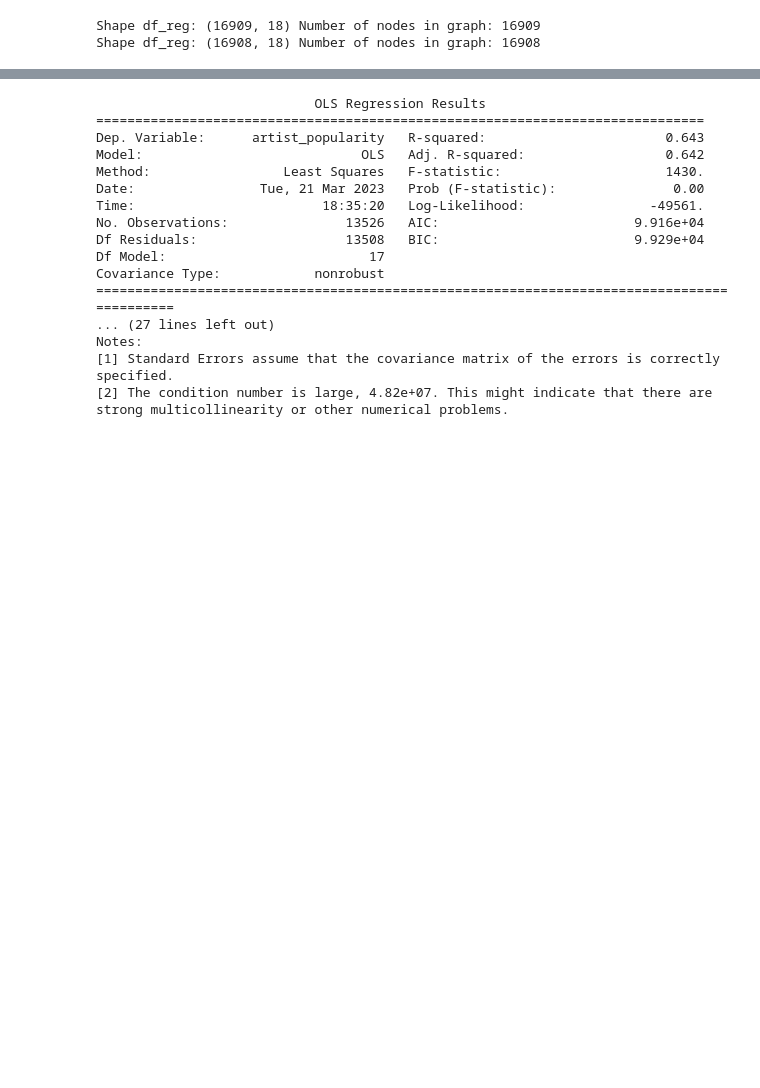
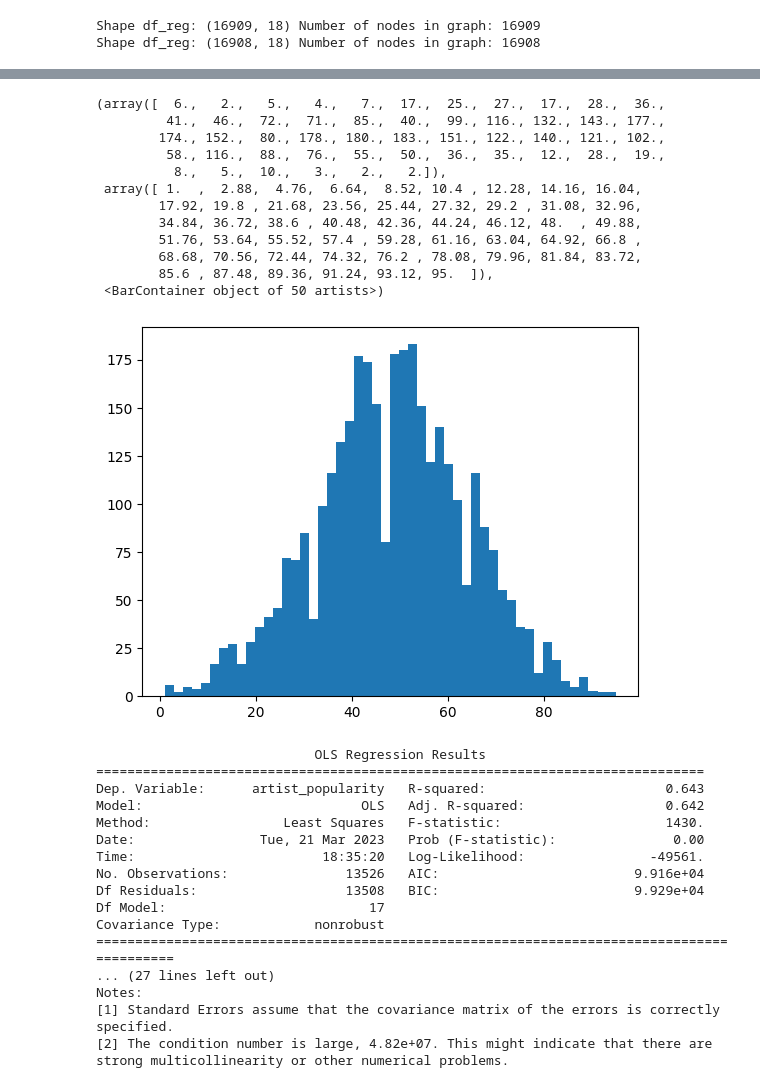
Before and after one commit to motmans-pj/MLNS-Spotify, a Jupyter notebook: Spotify_Oskar.ipynb, the cells around one changed output, grey strips where cells are left out. Drawn from its saved outputs; the diff is of its cells as text; code cells hidden in the pictures; blank space fills up the shorter version.

```diff
--- a/Spotify_Oskar.ipynb
+++ b/Spotify_Oskar.ipynb
@@ -271 +266,17 @@ R2 score: 0.6259
+# %%
+plt.hist(y_test, bins = 50)
+# %% [output]
+(array([  6.,   2.,   5.,   4.,   7.,  17.,  25.,  27.,  17.,  28.,  36.,
+         41.,  46.,  72.,  71.,  85.,  40.,  99., 116., 132., 143., 177.,
+        174., 152.,  80., 178., 180., 183., 151., 122., 140., 121., 102.,
+         58., 116.,  88.,  76.,  55.,  50.,  36.,  35.,  12.,  28.,  19.,
+          8.,   5.,  10.,   3.,   2.,   2.]),
+ array([ 1.  ,  2.88,  4.76,  6.64,  8.52, 10.4 , 12.28, 14.16, 16.04,
+        17.92, 19.8 , 21.68, 23.56, 25.44, 27.32, 29.2 , 31.08, 32.96,
+        34.84, 36.72, 38.6 , 40.48, 42.36, 44.24, 46.12, 48.  , 49.88,
+        51.76, 53.64, 55.52, 57.4 , 59.28, 61.16, 63.04, 64.92, 66.8 ,
+        68.68, 70.56, 72.44, 74.32, 76.2 , 78.08, 79.96, 81.84, 83.72,
+        85.6 , 87.48, 89.36, 91.24, 93.12, 95.  ]),
+ <BarContainer object of 50 artists>)
+[figure, added]
 # %%
```
Also changed, not shown: parts of 10 cells of this notebook.
